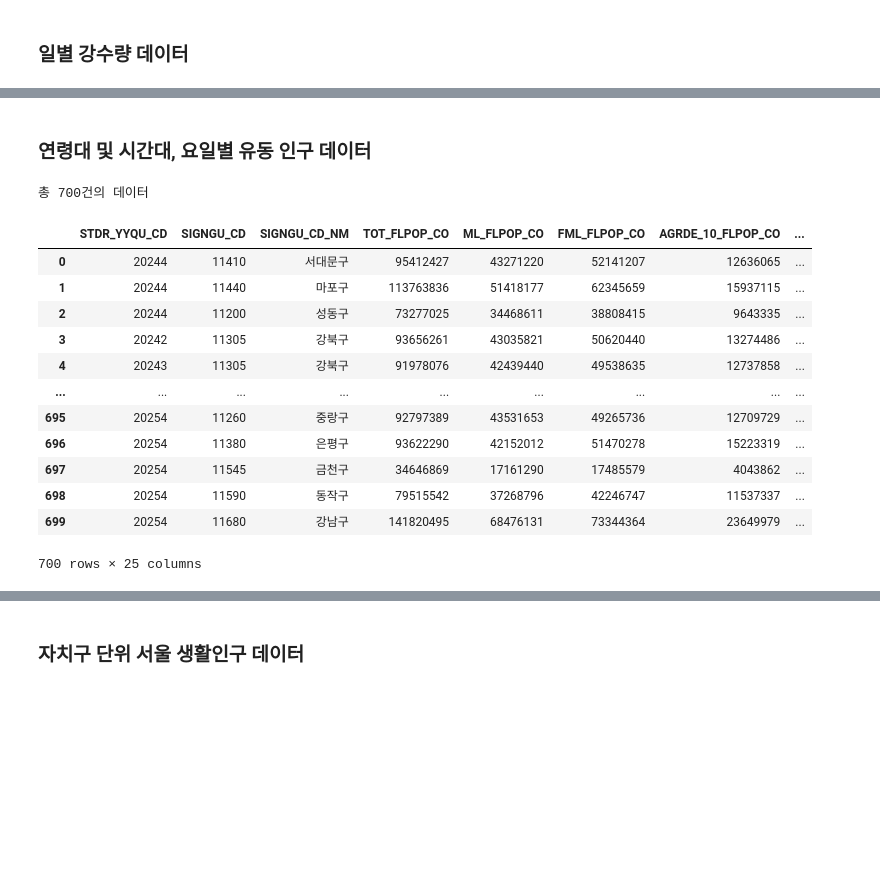
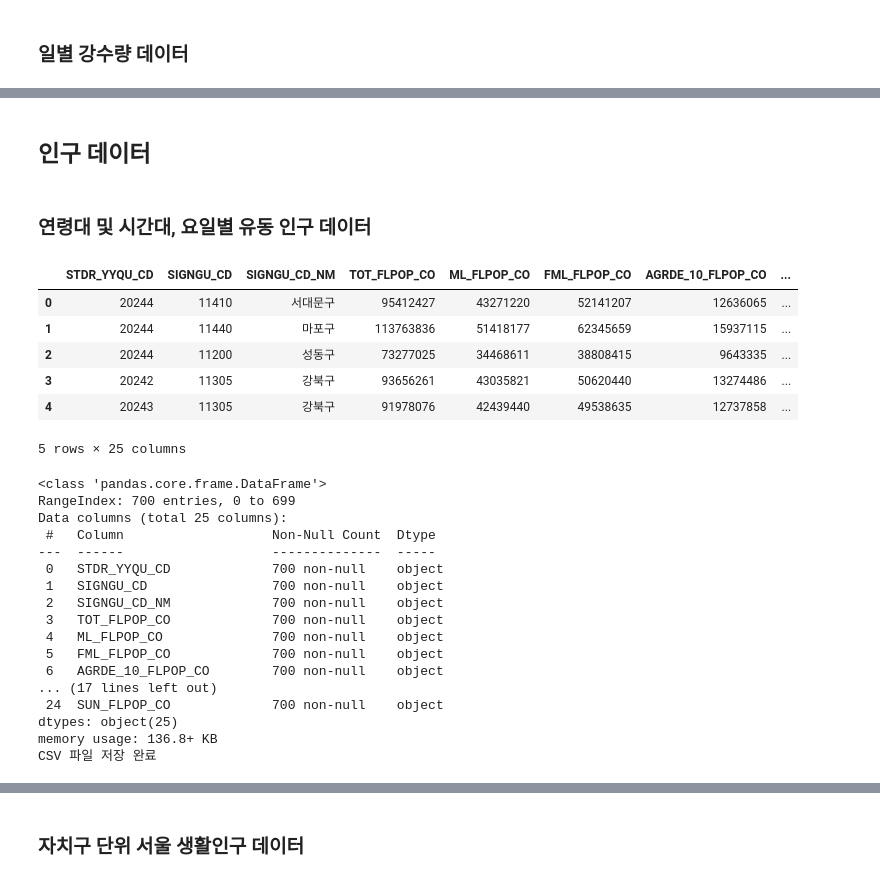
Before and after one commit to syeonris72/seoul-bicycle-analysis, a Jupyter notebook: sub/notebooks/seoul_bike.ipynb, the cells around one changed output, grey strips where cells are left out. Saved outputs shown, nothing was run; the diff lists cells and outputs as text; code cells hidden in the pictures; blank space fills up the shorter version.

```diff
--- a/sub/notebooks/seoul_bike.ipynb
+++ b/sub/notebooks/seoul_bike.ipynb
@@ -700,55 +540,80 @@ daily_precipitation_columns = {
 }
+# %% [markdown]
+## 인구 데이터
 # %% [markdown]
 ### 연령대 및 시간대, 요일별 유동 인구 데이터
 # %%
 api_key = '774c685578737965363648797a6c75'
-all_location_data = []
+flow_pop_rows = []
 start = 1
-end = 1000 # 한 번에 가져올 데이터 양 (서울시 따릉이 API는 한 번의 호출로 최대 1,000건까지 제한적으로 데이터 가져오기 가능)
+end = 1000
 list_total_count = None
 
 while True:
     url = f'http://openapi.seoul.go.kr:8088/{api_key}/xml/VwsmSignguFlpopW/{start}/{end}/'
-
     response = requests.get(url, timeout=10)
     root = ET.fromstring(response.text)
 
     if list_total_count is None:
         count_element = root.find('list_total_count')
         list_total_count = count_element.text if count_element is not None else '알 수 없음'
-        print(f'총 {list_total_count}건의 데이터')
 
-    # 현재 페이지에서 row 데이터들 찾기
     rows = root.findall('row')
-
-    # 더 이상 가져올 데이터(row)가 없으면 반복 중단
     if not rows:
         break
 
-    # 데이터 파싱하여 리스트에 담기
     for row in rows:
         row_dict = {child.tag: child.text for child in row}
-        all_location_data.append(row_dict)
+        flow_pop_rows.append(row_dict)
 
-    # 다음 1000건을 위해 번호 이동
     start += 1000
     end += 1000
 
-# 데이터프레임 변환
-flow_pop_df = pd.DataFrame(all_location_data)
-flow_pop_df
+flow_pop_df = pd.DataFrame(flow_pop_rows)
+
+display(flow_pop_df.head())
+flow_pop_df.info()
+
+DATA_PATH = BASE + 'flow_pop.csv'
+os.makedirs(os.path.dirname(DATA_PATH), exist_ok=True)
+flow_pop_df.to_csv(DATA_PATH, index=False, encoding='utf-8-sig')
+print("CSV 파일 저장 완료")
+
+flow_pop_columns = {
+    "STDR_YYQU_CD": "기준_년분기_코드", "SIGNGU_CD": "자치구_코드", "SIGNGU_CD_NM": "자치구_코드_명",
+    "TOT_FLPOP_CO": "총_유동인구_수", "ML_FLPOP_CO": "남성_유동인구_수", "FML_FLPOP_CO": "여성_유동인구_수",
+    "AGRDE_10_FLPOP_CO": "연령대_10_유동인구_수", "AGRDE_20_FLPOP_CO": "연령대_20_유동인구_수",
+    "AGRDE_30_FLPOP_CO": "연령대_30_유동인구_수", "AGRDE_40_FLPOP_CO": "연령대_40_유동인구_수",
+    "AGRDE_50_FLPOP_CO": "연령대_50_유동인구_수", "AGRDE_60_ABOVE_FLPOP_CO": "연령대_60_이상_유동인구_수",
+    "TMZON_00_06_FLPOP_CO": "시간대_00_06_유동인구_수", "TMZON_06_11_FLPOP_CO": "시간대_06_11_유동인구_수",
+    "TMZON_11_14_FLPOP_CO": "시간대_11_14_유동인구_수", "TMZON_14_17_FLPOP_CO": "시간대_14_17_유동인구_수",
+    "TMZON_17_21_FLPOP_CO": "시간대_17_21_유동인구_수", "TMZON_21_24_FLPOP_CO": "시간대_21_24_유동인구_수",
+    "MON_FLPOP_CO": "월_유동인구_수", "TUES_FLPOP_CO": "화_유동인구_수", "WED_FLPOP_CO": "수_유동인구_수",
+    "THUR_FLPOP_CO": "목_유동인구_수", "FRI_FLPOP_CO": "금_유동인구_수", "SAT_FLPOP_CO": "토_유동인구_수",
+    "SUN_FLPOP_CO": "일_유동인구_수"
+}
 # %% [output]
+|  | STDR_YYQU_CD | SIGNGU_CD | SIGNGU_CD_NM | TOT_FLPOP_CO | ML_FLPOP_CO | FML_FLPOP_CO | AGRDE_10_FLPOP_CO | ... |
+| 0 | 20244 | 11410 | 서대문구 | 95412427 | 43271220 | 52141207 | 12636065 | ... |
+| 1 | 20244 | 11440 | 마포구 | 113763836 | 51418177 | 62345659 | 15937115 | ... |
+| 2 | 20244 | 11200 | 성동구 | 73277025 | 34468611 | 38808415 | 9643335 | ... |
+| 3 | 20242 | 11305 | 강북구 | 93656261 | 43035821 | 50620440 | 13274486 | ... |
+| 4 | 20243 | 11305 | 강북구 | 91978076 | 42439440 | 49538635 | 12737858 | ... |
-총 700건의 데이터
+5 rows × 25 columns
-|  | STDR_YYQU_CD | SIGNGU_CD | SIGNGU_CD_NM | TOT_FLPOP_CO | ML_FLPOP_CO | FML_FLPOP_CO | AGRDE_10_FLPOP_CO | ... |
-| 0 | 20244 | 11410 | 서대문구 | 95412427 | 43271220 | 52141207 | 12636065 | ... |
-| 1 | 20244 | 11440 | 마포구 | 113763836 | 51418177 | 62345659 | 15937115 | ... |
-| 2 | 20244 | 11200 | 성동구 | 73277025 | 34468611 | 38808415 | 9643335 | ... |
-| 3 | 20242 | 11305 | 강북구 | 93656261 | 43035821 | 50620440 | 13274486 | ... |
-| 4 | 20243 | 11305 | 강북구 | 91978076 | 42439440 | 49538635 | 12737858 | ... |
-| ... | ... | ... | ... | ... | ... | ... | ... | ... |
-| 695 | 20254 | 11260 | 중랑구 | 92797389 | 43531653 | 49265736 | 12709729 | ... |
-| 696 | 20254 | 11380 | 은평구 | 93622290 | 42152012 | 51470278 | 15223319 | ... |
-| 697 | 20254 | 11545 | 금천구 | 34646869 | 17161290 | 17485579 | 4043862 | ... |
-| 698 | 20254 | 11590 | 동작구 | 79515542 | 37268796 | 42246747 | 11537337 | ... |
-| 699 | 20254 | 11680 | 강남구 | 141820495 | 68476131 | 73344364 | 23649979 | ... |
-700 rows × 25 columns
+<class 'pandas.core.frame.DataFrame'>
+RangeIndex: 700 entries, 0 to 699
+Data columns (total 25 columns):
+ #   Column                   Non-Null Count  Dtype
+---  ------                   --------------  -----
+ 0   STDR_YYQU_CD             700 non-null    object
+ 1   SIGNGU_CD                700 non-null    object
+ 2   SIGNGU_CD_NM             700 non-null    object
+ 3   TOT_FLPOP_CO             700 non-null    object
+ 4   ML_FLPOP_CO              700 non-null    object
+ 5   FML_FLPOP_CO             700 non-null    object
+ 6   AGRDE_10_FLPOP_CO        700 non-null    object
+... (17 lines left out)
+ 24  SUN_FLPOP_CO             700 non-null    object
+dtypes: object(25)
+memory usage: 136.8+ KB
+CSV 파일 저장 완료
```
Also changed, not shown: parts of 69 cells of this notebook.
